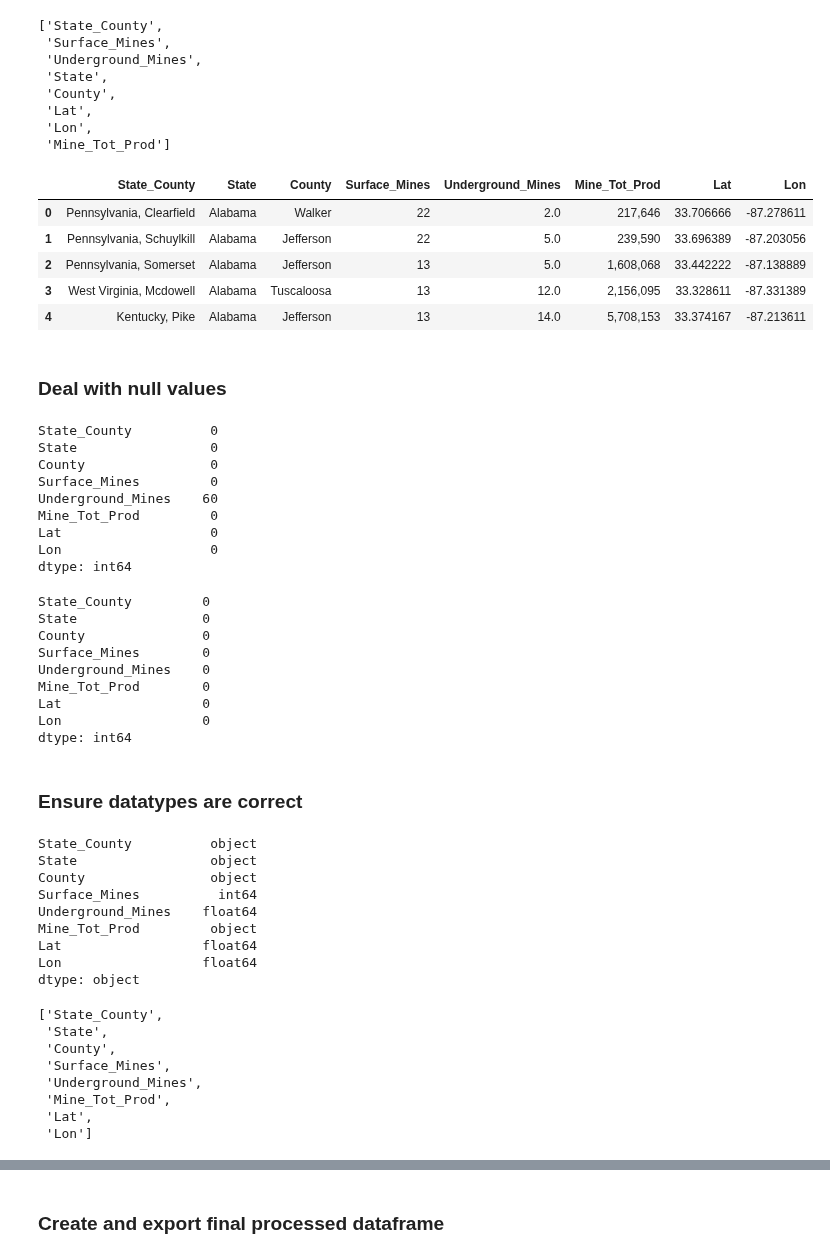
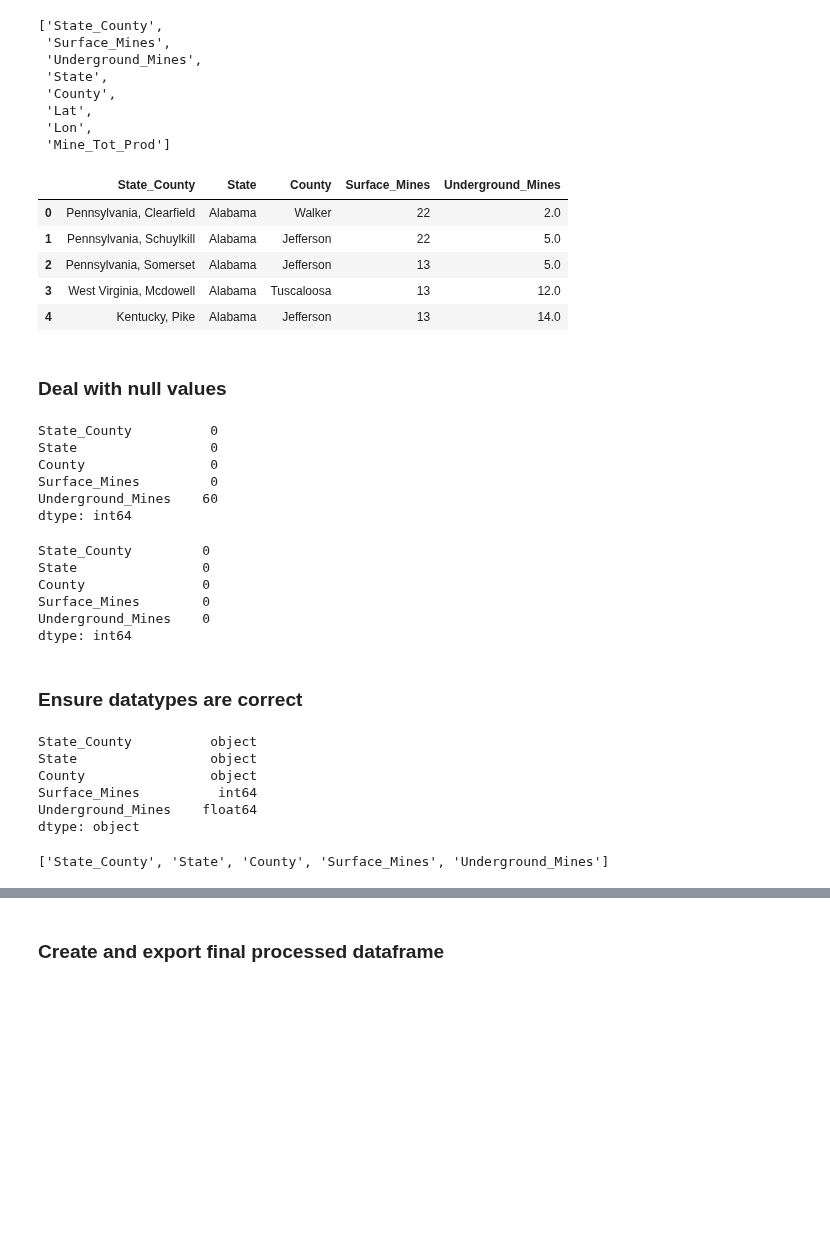
Before and after one commit to AvatarJoshi/copd_project, a Jupyter notebook: 2019/coal.ipynb, the cells around one changed output, grey strips where cells are left out. Cells and saved outputs as stored; diff of their text form; code cells hidden in the pictures; blank space fills up the shorter version.

Commit message:
Updated coal mines to include relevant columns for ML only.

```diff
--- a/2019/coal.ipynb
+++ b/2019/coal.ipynb
@@ -305,7 +305,8 @@ merged_df = merged_df.rename(columns={'State_County': 'State_County',
                                       'county': 'County',
                                       'lat': 'Lat',
                                       'lon': 'Lon',
-                                      'tot_prod': 'Mine_Tot_Prod'})
+                                      'tot_prod': 'Mine_Tot_Prod'
+                                     })
 
 merged_df.head()
 # %% [output]
@@ -330,23 +331,23 @@ merged_df.columns.tolist()
 # %%
 # Reorder the columns
 merged_df = merged_df[['State_County',
                        'State',
                        'County',
                        'Surface_Mines',
                        'Underground_Mines',
-                       'Mine_Tot_Prod',
-                       'Lat',
-                       'Lon',
+#                        'Mine_Tot_Prod',
+#                        'Lat',
+#                        'Lon',
                       ]]
 
 merged_df.head()
 # %% [output]
-|  | State_County | State | County | Surface_Mines | Underground_Mines | Mine_Tot_Prod | Lat | Lon |
-| 0 | Pennsylvania, Clearfield | Alabama | Walker | 22 | 2.0 | 217,646 | 33.706666 | -87.278611 |
-| 1 | Pennsylvania, Schuylkill | Alabama | Jefferson | 22 | 5.0 | 239,590 | 33.696389 | -87.203056 |
-| 2 | Pennsylvania, Somerset | Alabama | Jefferson | 13 | 5.0 | 1,608,068 | 33.442222 | -87.138889 |
-| 3 | West Virginia, Mcdowell | Alabama | Tuscaloosa | 13 | 12.0 | 2,156,095 | 33.328611 | -87.331389 |
-| 4 | Kentucky, Pike | Alabama | Jefferson | 13 | 14.0 | 5,708,153 | 33.374167 | -87.213611 |
+|  | State_County | State | County | Surface_Mines | Underground_Mines |
+| 0 | Pennsylvania, Clearfield | Alabama | Walker | 22 | 2.0 |
+| 1 | Pennsylvania, Schuylkill | Alabama | Jefferson | 22 | 5.0 |
+| 2 | Pennsylvania, Somerset | Alabama | Jefferson | 13 | 5.0 |
+| 3 | West Virginia, Mcdowell | Alabama | Tuscaloosa | 13 | 12.0 |
+| 4 | Kentucky, Pike | Alabama | Jefferson | 13 | 14.0 |
 # %% [markdown]
 ### Deal with null values
 # %%
@@ -358,9 +359,6 @@ State                 0
 County                0
 Surface_Mines         0
 Underground_Mines    60
-Mine_Tot_Prod         0
-Lat                   0
-Lon                   0
 dtype: int64
 # %%
 # Replace null values with 0
@@ -374,9 +372,6 @@ State                0
 County               0
 Surface_Mines        0
 Underground_Mines    0
-Mine_Tot_Prod        0
-Lat                  0
-Lon                  0
 dtype: int64
 # %% [markdown]
 ### Ensure datatypes are correct
@@ -389,19 +384,9 @@ State                 object
 County                object
 Surface_Mines          int64
 Underground_Mines    float64
-Mine_Tot_Prod         object
-Lat                  float64
-Lon                  float64
 dtype: object
 # %%
 merged_df.columns.tolist()
 # %% [output]
-['State_County',
- 'State',
- 'County',
- 'Surface_Mines',
- 'Underground_Mines',
- 'Mine_Tot_Prod',
- 'Lat',
- 'Lon']
+['State_County', 'State', 'County', 'Surface_Mines', 'Underground_Mines']
 # %%
```
Also changed, not shown: parts of 6 cells of this notebook, 1 other file.
